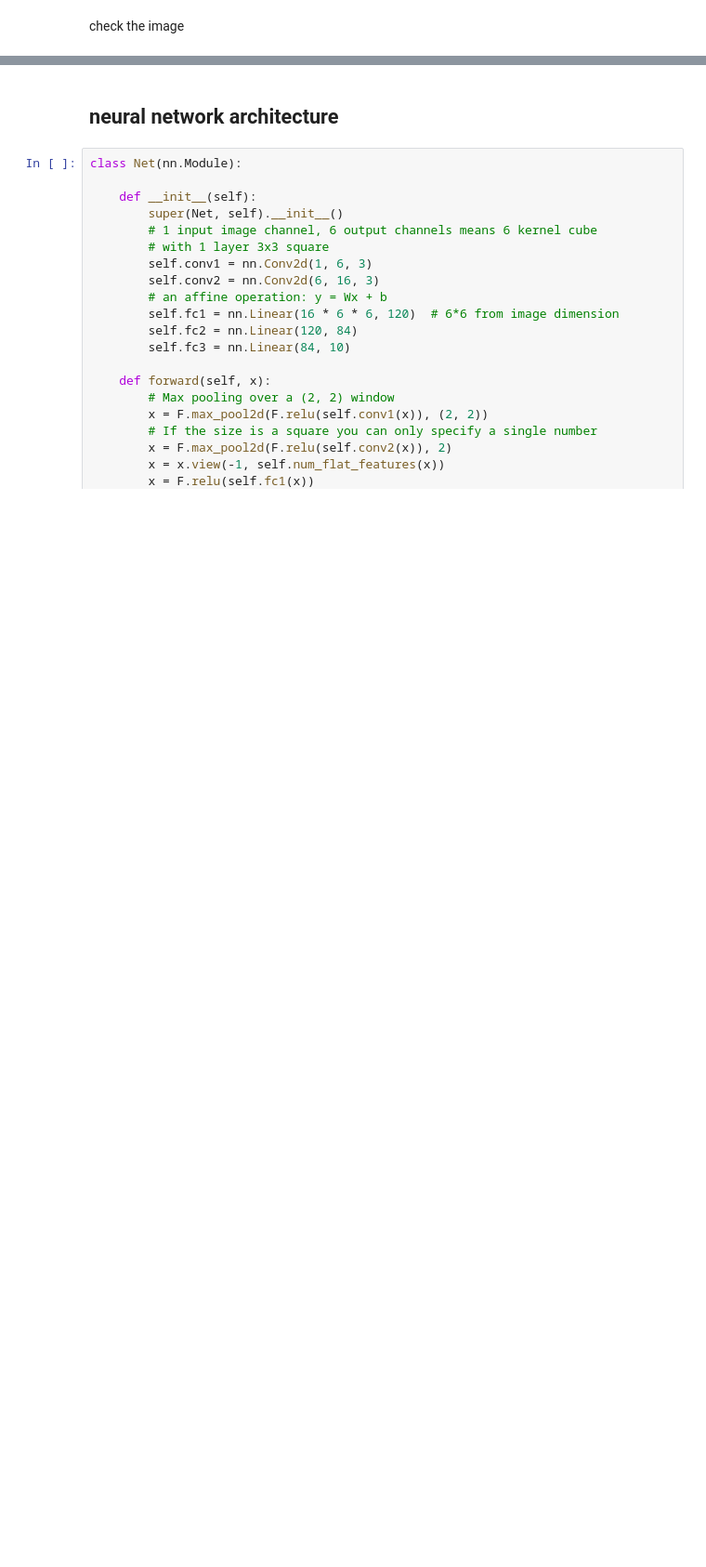
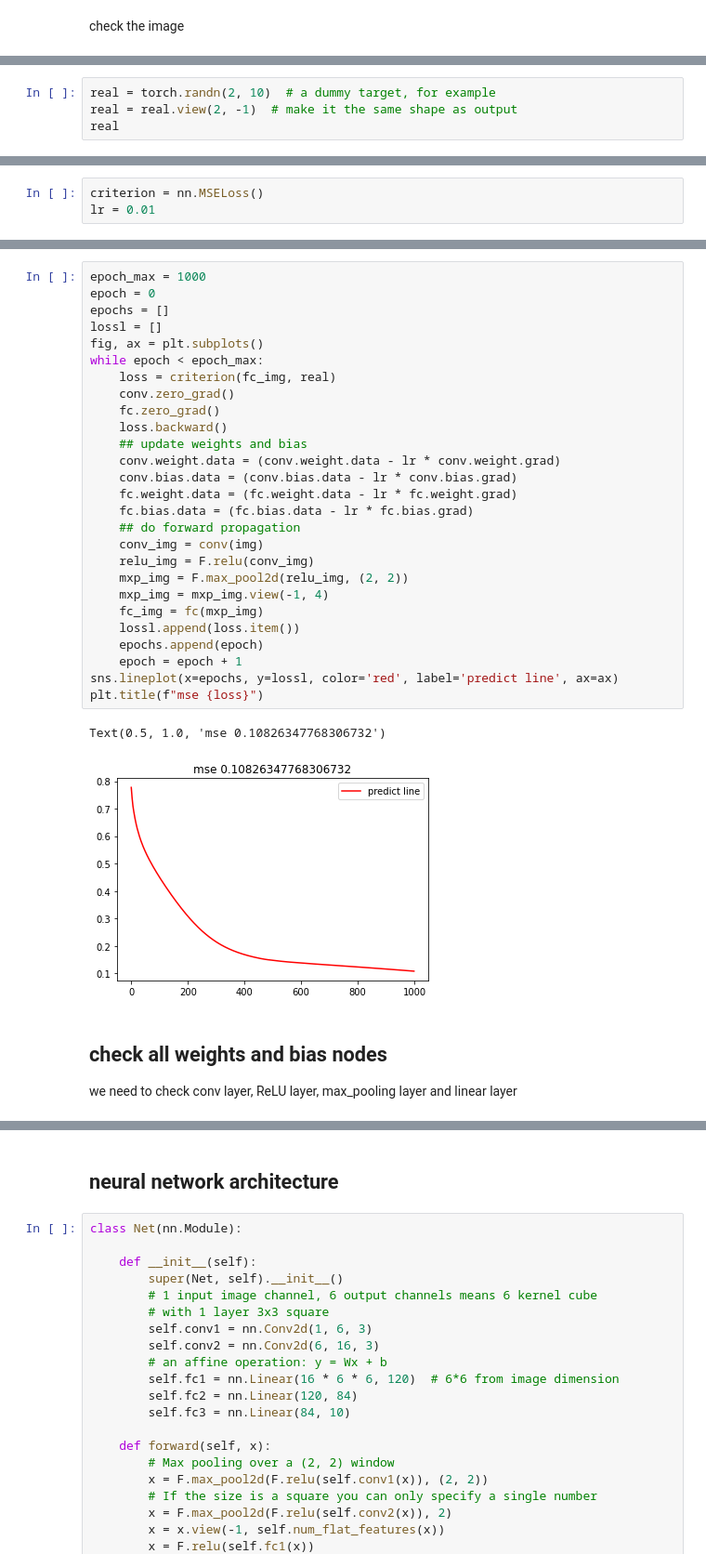
Before and after one commit to liushuyu6666/AI_relative, a Jupyter notebook: pytorch_study/A_60_MINUTE_BLITZ/neural_networks_tutorial.ipynb, the cells around one changed output, grey strips where cells are left out. Shown at 93% size. Cells and saved outputs as stored; diff of their text form; blank space fills up the shorter version.

```diff
--- a/pytorch_study/A_60_MINUTE_BLITZ/neural_networks_tutorial.ipynb
+++ b/pytorch_study/A_60_MINUTE_BLITZ/neural_networks_tutorial.ipynb
@@ -199,0 +204,4 @@ not matter what size of image you would like to use, but just the input channel
+# %%
+real = torch.randn(2, 10)  # a dummy target, for example
+real = real.view(2, -1)  # make it the same shape as output
+real
@@ -199,0 +217,3 @@ not matter what size of image you would like to use, but just the input channel
+# %%
+criterion = nn.MSELoss()
+lr = 0.01
@@ -199,0 +246,34 @@ not matter what size of image you would like to use, but just the input channel
+# %%
+epoch_max = 1000
+epoch = 0
+epochs = []
+lossl = []
+fig, ax = plt.subplots()
+while epoch < epoch_max:
+    loss = criterion(fc_img, real)
+    conv.zero_grad()
+    fc.zero_grad()
+    loss.backward()
+    ## update weights and bias
+    conv.weight.data = (conv.weight.data - lr * conv.weight.grad)
+    conv.bias.data = (conv.bias.data - lr * conv.bias.grad)
+    fc.weight.data = (fc.weight.data - lr * fc.weight.grad)
+    fc.bias.data = (fc.bias.data - lr * fc.bias.grad)
+    ## do forward propagation
+    conv_img = conv(img)
+    relu_img = F.relu(conv_img)
+    mxp_img = F.max_pool2d(relu_img, (2, 2))
+    mxp_img = mxp_img.view(-1, 4)
+    fc_img = fc(mxp_img)
+    lossl.append(loss.item())
+    epochs.append(epoch)
+    epoch = epoch + 1
+sns.lineplot(x=epochs, y=lossl, color='red', label='predict line', ax=ax)
+plt.title(f"mse {loss}")
+# %% [output]
+Text(0.5, 1.0, 'mse 0.10826347768306732')
+[figure, added]
+# %% [markdown]
+check all weights and bias nodes
+-------------------------
+we need to check conv layer, ReLU layer, max_pooling layer and linear layer
```
Also changed, not shown: parts of 17 cells of this notebook.
